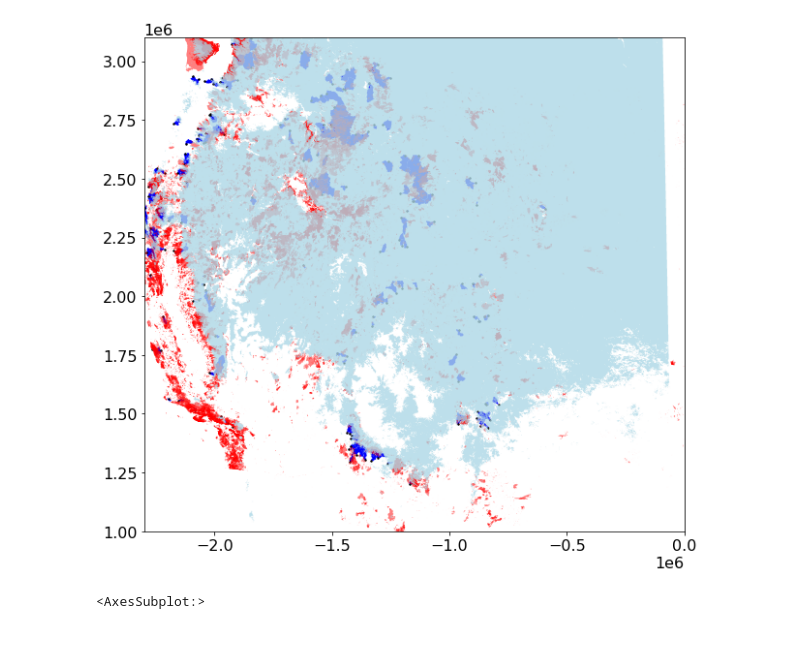
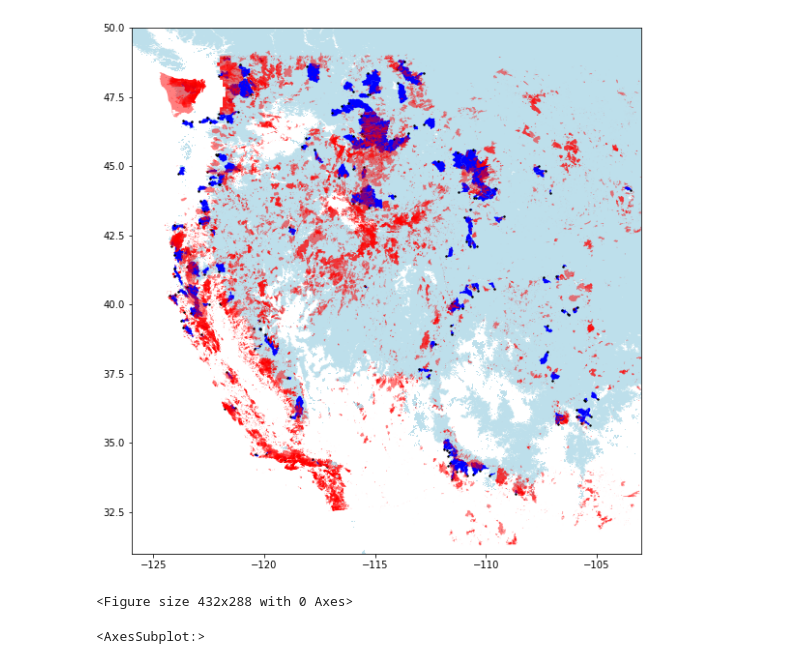
Before and after one commit to mariannecowherd/snow_fires, a Jupyter notebook: scripts/seasonal_snow_zone.ipynb, the cells around one changed output. Cells and saved outputs as stored; diff of their text form; code cells hidden in the pictures.

```diff
--- a/scripts/seasonal_snow_zone.ipynb
+++ b/scripts/seasonal_snow_zone.ipynb
@@ -1,6 +1,6 @@
 # %%
 import json
-import requests
+# import requests
 import numpy as np
 import matplotlib.pyplot as plt
 import datetime as dt
@@ -9,6 +9,16 @@ import pickle
 from constants import *
 import rioxarray as rxr
 from locale import atof, setlocale, LC_NUMERIC
-plt.style.use(home_dir+'stylefile.mplstyle')
-setlocale(LC_NUMERIC,'')
-atof('123,123')
+from pyproj import crs
+
+
+# plt.style.use(home_ir+'stylefile.mplstyle')
+# setlocale(LC_NUMERIC,'')
+# atof('123,123')
+homedir = '/global/home/users/cowherd/snow_fires/'
+datadir = '/global/scratch/users/cowherd/'
+
+os.chdir(homedir)
+
+wgs_crs = crs.CRS('epsg:4326')
+use_crs = wgs_crs
@@ -17,15 +24,0 @@ atof('123,123')
-# %%
-with open(pe_data_dir + 'streamflow_metadata.pickle', 'rb') as handle:
-    md = pickle.load(handle)
-
-with open(pe_data_dir + 'gaged_basins.pickle', 'rb') as handle:
-    gaged_basins= pickle.load(handle)
-
-
-gages_metadata = gpd.read_file(home_dir+ 'gages_metadata.gdf')
-fires_allyears = gpd.read_file(home_dir + 'fires_allyears.gdf')
-snowzone = gpd.read_file(data_dir + 'snowzone/snowzone.shp')
- ## should do this as a tif? don't mask in GEE, just make the values and deal with the mask in python
-snowzone_rp = snowzone.to_crs(fires_allyears.crs)
-nadcrs = fires_allyears.crs
-gaged_basins = gaged_basins.set_crs(fires_allyears.crs)
@@ -48,12 +29,14 @@ Datum: North American Datum 1983
 # %%
 ## plot showing gaged basins that fit the williams parameters, location of the gages, and fire boundaries
 fig,ax=plt.subplots(figsize=(10,10))
-gaged_basins.geometry.plot(ax=ax,color='blue') ##outlines of gaged basins
+snowzone.plot(ax=ax, color='lightblue',alpha=0.8) ## snowzone
+gaged_basins_gdf.plot(ax=ax,color='blue') ##outlines of gaged basins
 gages_metadata.plot(ax=ax,color='k',markersize=2)
 fires_allyears.plot(ax=ax,color='red',alpha=0.5) ## fires
-snowzone_rp.plot(ax=ax, color='lightblue',alpha=0.8) ## snowzone
-ax.set_xlim(-2.3e6,0)
-ax.set_ylim(1e6,3.1e6)
+ax.set_xlim(-126,-103)
+ax.set_ylim(31,50)
 plt.show()
+plt.savefig(homedir + 'figures/snowzone_context.jpg')
 # %% [output]
-[figure, old version]
+[figure, new version]
+<Figure size 432x288 with 0 Axes>
```
Also changed, not shown: parts of 4 cells of this notebook, 9 other files.
